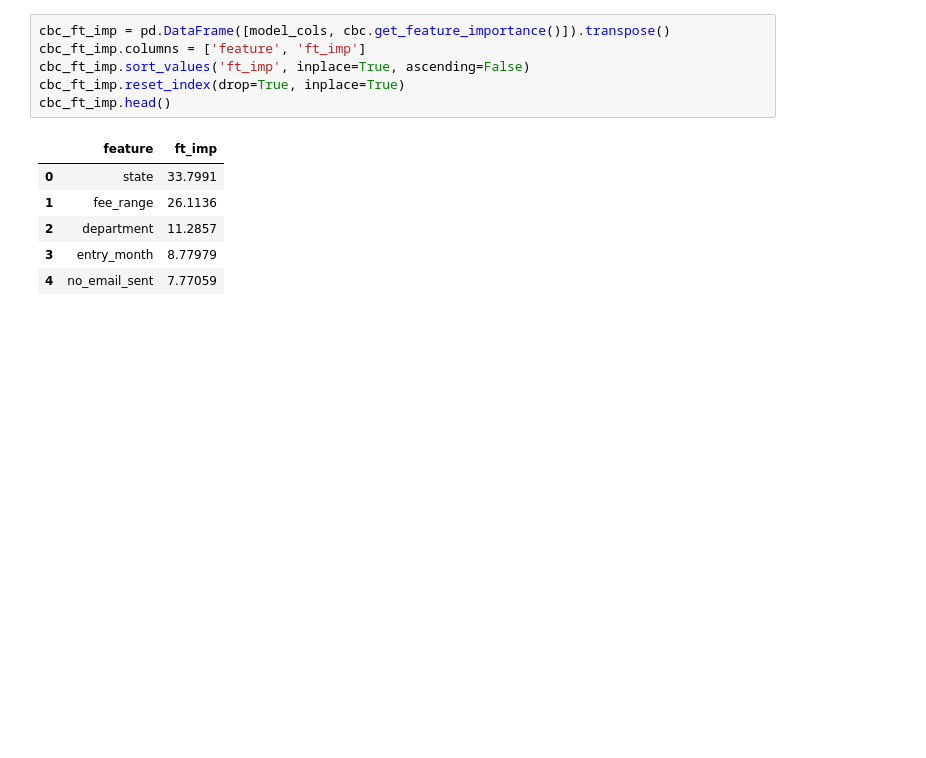
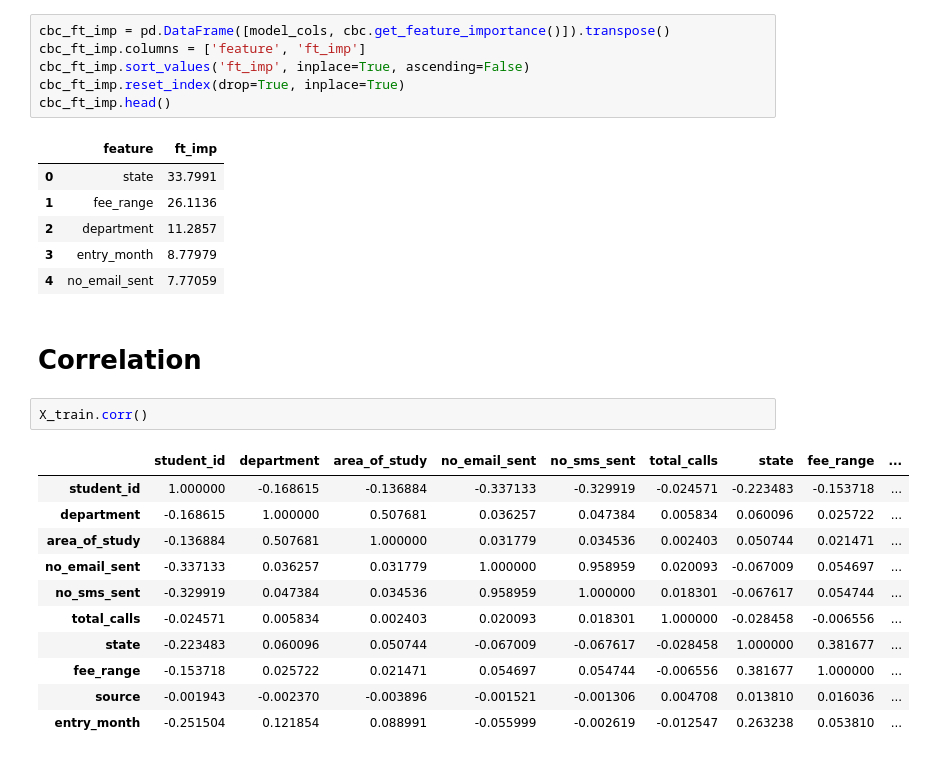
Before and after one commit to vectosaurus/cd_arnav, a Jupyter notebook: case_study.ipynb, the cells around one changed output. Cells and saved outputs as stored; diff of their text form; blank space fills up the shorter version.

```diff
--- a/case_study.ipynb
+++ b/case_study.ipynb
@@ -370,3 +376,19 @@ cbc_ft_imp.head()
 | 2 | department | 11.2857 |
 | 3 | entry_month | 8.77979 |
 | 4 | no_email_sent | 7.77059 |
+# %% [markdown]
+# Correlation
+# %%
+X_train.corr()
+# %% [output]
+|  | student_id | department | area_of_study | no_email_sent | no_sms_sent | total_calls | state | fee_range | ... |
+| student_id | 1.000000 | -0.168615 | -0.136884 | -0.337133 | -0.329919 | -0.024571 | -0.223483 | -0.153718 | ... |
+| department | -0.168615 | 1.000000 | 0.507681 | 0.036257 | 0.047384 | 0.005834 | 0.060096 | 0.025722 | ... |
+| area_of_study | -0.136884 | 0.507681 | 1.000000 | 0.031779 | 0.034536 | 0.002403 | 0.050744 | 0.021471 | ... |
+| no_email_sent | -0.337133 | 0.036257 | 0.031779 | 1.000000 | 0.958959 | 0.020093 | -0.067009 | 0.054697 | ... |
+| no_sms_sent | -0.329919 | 0.047384 | 0.034536 | 0.958959 | 1.000000 | 0.018301 | -0.067617 | 0.054744 | ... |
+| total_calls | -0.024571 | 0.005834 | 0.002403 | 0.020093 | 0.018301 | 1.000000 | -0.028458 | -0.006556 | ... |
+| state | -0.223483 | 0.060096 | 0.050744 | -0.067009 | -0.067617 | -0.028458 | 1.000000 | 0.381677 | ... |
+| fee_range | -0.153718 | 0.025722 | 0.021471 | 0.054697 | 0.054744 | -0.006556 | 0.381677 | 1.000000 | ... |
+| source | -0.001943 | -0.002370 | -0.003896 | -0.001521 | -0.001306 | 0.004708 | 0.013810 | 0.016036 | ... |
+| entry_month | -0.251504 | 0.121854 | 0.088991 | -0.055999 | -0.002619 | -0.012547 | 0.263238 | 0.053810 | ... |
```
Also changed, not shown: parts of 4 cells of this notebook.
